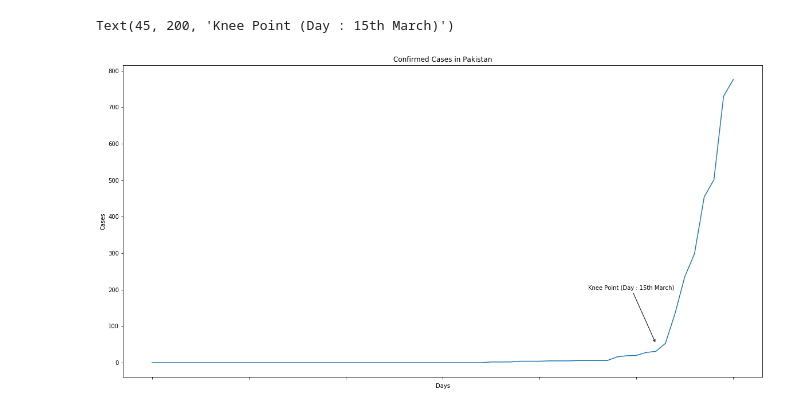
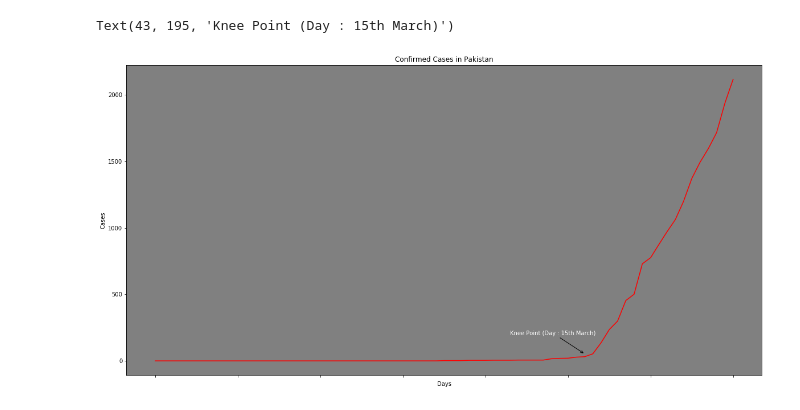
Before and after one commit to UmaidBinZubair/COVID-19, a Jupyter notebook: Covid_19.ipynb, the cells around one changed output. Saved outputs shown, nothing was run; the diff lists cells and outputs as text; code cells hidden in the pictures.

Commit message:
Change background colors

```diff
--- a/Covid_19.ipynb
+++ b/Covid_19.ipynb
@@ -11,12 +11,12 @@ import folium
 # %%
 # !wget -O 'death.csv' 'https://data.humdata.org/hxlproxy/api/data-preview.csv?url=https%3A%2F%2Fraw.githubusercontent.com%2FCSSEGISandData%2FCOVID-19%2Fmaster%2Fcsse_covid_19_data%2Fcsse_covid_19_time_series%2Ftime_series_covid19_deaths_global.csv&filename=time_series_covid19_deaths_global.csv'
 # %%
-df_death = pd.read_csv('Deaths.csv')
-df_rec = pd.read_csv('Recovered.csv')
-df_con = pd.read_csv('Confirmed.csv')
-# df_death = pd.read_csv('https://data.humdata.org/hxlproxy/api/data-preview.csv?url=https%3A%2F%2Fraw.githubusercontent.com%2FCSSEGISandData%2FCOVID-19%2Fmaster%2Fcsse_covid_19_data%2Fcsse_covid_19_time_series%2Ftime_series_covid19_deaths_global.csv&filename=time_series_covid19_deaths_global.csv')
-# df_con = pd.read_csv('https://data.humdata.org/hxlproxy/api/data-preview.csv?url=https%3A%2F%2Fraw.githubusercontent.com%2FCSSEGISandData%2FCOVID-19%2Fmaster%2Fcsse_covid_19_data%2Fcsse_covid_19_time_series%2Ftime_series_covid19_confirmed_global.csv&filename=time_series_covid19_confirmed_global.csv')
-# df_rec = pd.read_csv('https://data.humdata.org/hxlproxy/api/data-preview.csv?url=https%3A%2F%2Fraw.githubusercontent.com%2FCSSEGISandData%2FCOVID-19%2Fmaster%2Fcsse_covid_19_data%2Fcsse_covid_19_time_series%2Ftime_series_covid19_recovered_global.csv&filename=time_series_covid19_recovered_global.csv')
+# df_death = pd.read_csv('Deaths.csv')
+# df_rec = pd.read_csv('Recovered.csv')
+# df_con = pd.read_csv('Confirmed.csv')
+df_death = pd.read_csv('https://data.humdata.org/hxlproxy/api/data-preview.csv?url=https%3A%2F%2Fraw.githubusercontent.com%2FCSSEGISandData%2FCOVID-19%2Fmaster%2Fcsse_covid_19_data%2Fcsse_covid_19_time_series%2Ftime_series_covid19_deaths_global.csv&filename=time_series_covid19_deaths_global.csv')
+df_con = pd.read_csv('https://data.humdata.org/hxlproxy/api/data-preview.csv?url=https%3A%2F%2Fraw.githubusercontent.com%2FCSSEGISandData%2FCOVID-19%2Fmaster%2Fcsse_covid_19_data%2Fcsse_covid_19_time_series%2Ftime_series_covid19_confirmed_global.csv&filename=time_series_covid19_confirmed_global.csv')
+df_rec = pd.read_csv('https://data.humdata.org/hxlproxy/api/data-preview.csv?url=https%3A%2F%2Fraw.githubusercontent.com%2FCSSEGISandData%2FCOVID-19%2Fmaster%2Fcsse_covid_19_data%2Fcsse_covid_19_time_series%2Ftime_series_covid19_recovered_global.csv&filename=time_series_covid19_recovered_global.csv')
 # df_rec = pd.read_csv('https://data.humdata.org/hxlproxy/api/data-preview.csv?url=https%3A%2F%2Fraw.githubusercontent.com%2FCSSEGISandData%2FCOVID-19%2Fmaster%2Fcsse_covid_19_data%2Fcsse_covid_19_time_series%2Ftime_series_19-covid-Recovered.csv&filename=time_series_2019-ncov-Recovered.csv')
 # %%
 pakistan = pd.DataFrame(columns = df_death.columns.values,index = ['Confirmed','Death','Recovered'])
@@ -33,12 +33,13 @@ pakistan
 # %%
-ax = pakistan.drop(['Province/State','Country/Region','Lat','Long'],axis = 1).loc['Confirmed'].T.plot(kind = 'line',figsize = (20,10))
+ax = pakistan.drop(['Province/State','Country/Region','Lat','Long'],axis = 1).loc['Confirmed'].T.plot(kind = 'line',figsize = (20,10),color = 'red')
 ax.set_title('Confirmed Cases in Pakistan')
 ax.set_xlabel('Days')
 ax.set_ylabel('Cases')
-ax.annotate("Knee Point (Day : 15th March)", xy=(52, 53), xytext=(45, 200),arrowprops=dict(arrowstyle="->"))
+ax.set_facecolor('gray')
+ax.annotate("Knee Point (Day : 15th March)", xy=(52, 53), xytext=(43, 195),arrowprops=dict(arrowstyle="->"),color = 'white')
 # %% [output]
-Text(45, 200, 'Knee Point (Day : 15th March)')
+Text(43, 195, 'Knee Point (Day : 15th March)')
-[figure, old version]
+[figure, new version]
 # %%
 df_death.drop(['Province/State'],axis = 1,inplace = True)
 df_rec.drop(['Province/State'],axis = 1,inplace = True)
```
Also changed, not shown: parts of 8 cells of this notebook.
